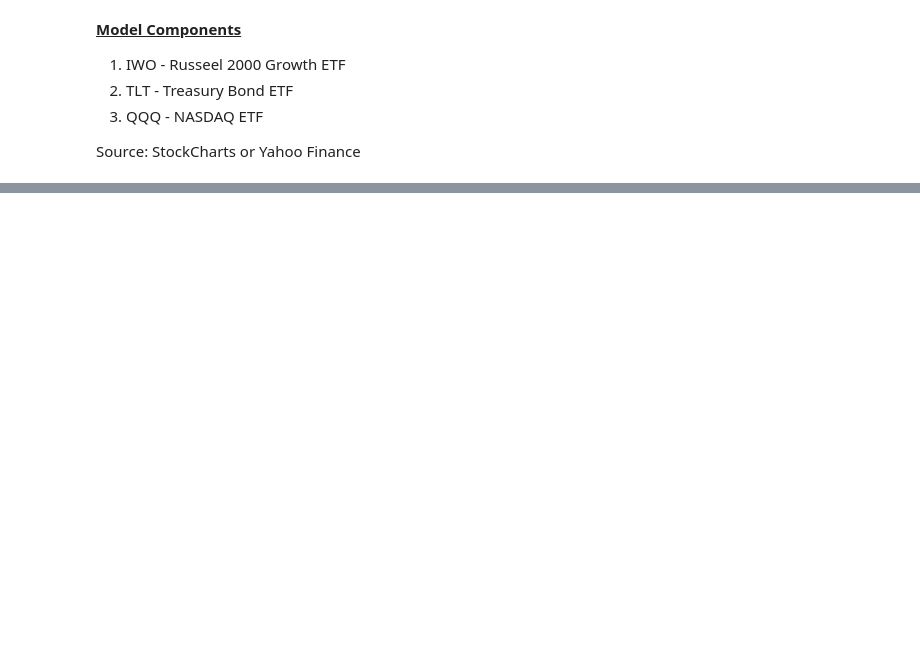
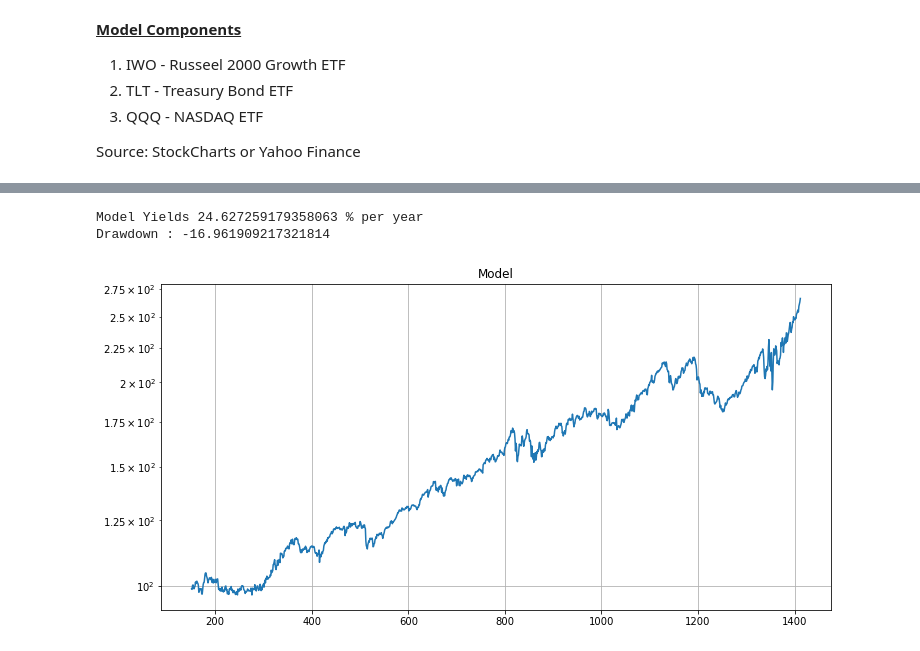
Before and after one commit to QuantVI/rand_various, a Jupyter notebook: wqu_capstone_code/draft.ipynb, the cells around one changed output, grey strips where cells are left out. Cells and saved outputs as stored; diff of their text form; code cells hidden in the pictures; blank space fills up the shorter version.

```diff
--- a/wqu_capstone_code/draft.ipynb
+++ b/wqu_capstone_code/draft.ipynb
@@ -26,0 +76,10 @@ import matplotlib.pyplot as plt
+# %%
+# Part 3: Model's Criteria
+# We calculate model's criteria here. Basically, we create a True or False decision for each day
+# As mentioned above:
+
+    # Buy QQQ when...
+df["QQQ Criteria"] = ( df["IWO"] > df["EMA 150"] ) | ( df["EMA 005"] > df["EMA 010"] )
+
+    # Buy TLT when ...
+df["TLT Criteria"] = np.logical_not( df["QQQ Criteria"] )
@@ -26,0 +116,15 @@ import matplotlib.pyplot as plt
+# %%
+# Part 4: Calculate the model
+# We calculate the model values in this way:
+    # If yesterday's QQQ Criteria was true, we hold QQQ.
+    # If yesterday's TLT Critera was true, we hold TLT.
+# By "hold" what me mean is we multiply the criteria (a True boolen =1) by today's percentage change
+    # in either QQQ or TLT. This similatesa gain/loss from executing the strategy.
+# Since we are trading in both QQQ and TLT, add the gain/loss from executing on the
+    # yesterday's QQQ Criteria to the gain/loss fro mexecuting on the yesterday's TLT (Criteria)
+
+
+df["model_flat"] = 100 * ( 1 + ( df["QQQ Criteria"].shift(1) * df.QQQ_pct_change) +
+                     ( df["TLT Criteria"].shift(1) * df.TLT_pct_change ))
+df["model"] = 100 * ( 1 + ( df["QQQ Criteria"].shift(1) * df.QQQ_pct_change) +
+                     ( df["TLT Criteria"].shift(1) * df.TLT_pct_change )).cumprod()
@@ -26,0 +168,17 @@ import matplotlib.pyplot as plt
+# %%
+# Part 5: Calculate the model's statistics
+
+# Average yearly return
+start_model = df.model.iloc[150]
+end_model = df.model.iloc[-1]
+years = (df["model"].count()+1-150)/252
+model_average_return = (end_model/start_model)**(1/years)-1
+print(f"Model Yields {model_average_return*100} % per year")
+
+# Maximum Drawdown
+df["Drawdown"] = (df["model"]/df.model.cummax()-1)*100
+drawdown = df.Drawdown.min()
+print(f"Drawdown : {drawdown}")
+# %% [output]
+Model Yields 24.627259179358063 % per year
+Drawdown : -16.961909217321814
@@ -26,0 +188,5 @@ import matplotlib.pyplot as plt
+# %%
+df["model"].plot(grid=True, kind="line", title="Model", logy=True, figsize=(12,6))
+plt.show()
+# %% [output]
+[figure, added]
```
Also changed, not shown: parts of 17 cells of this notebook, 5 other files.
